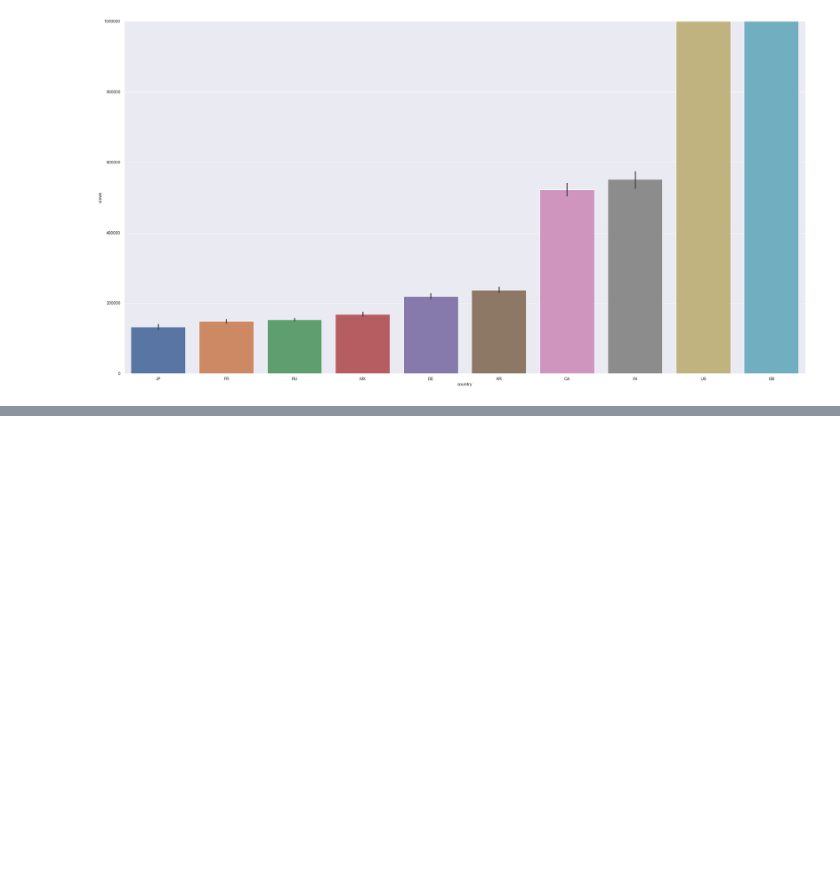
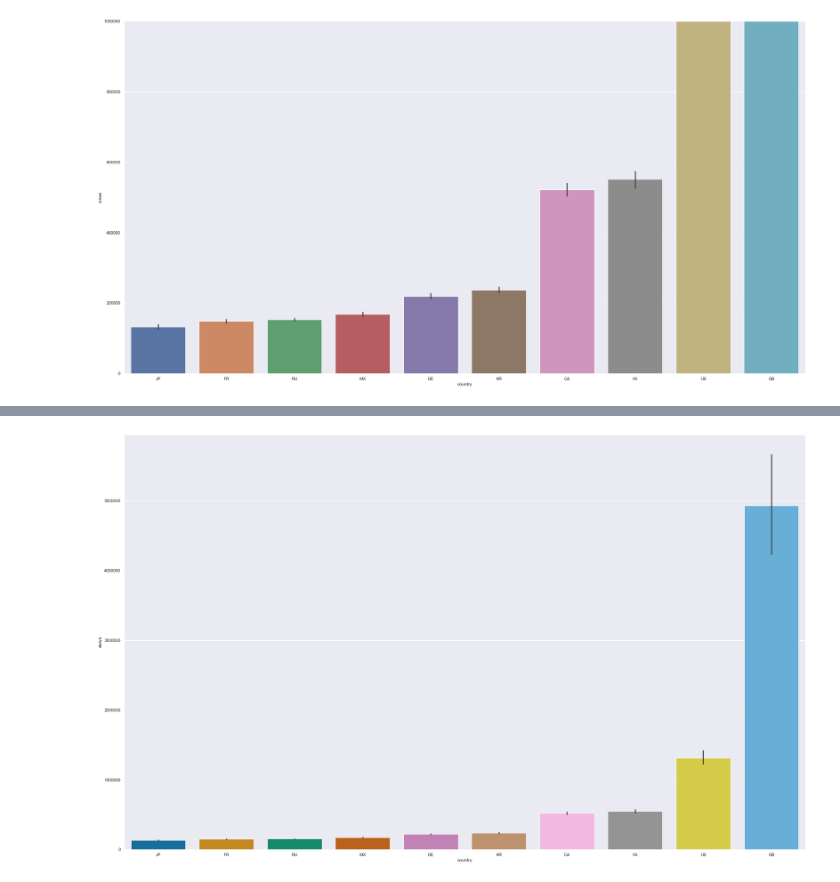
Before and after one commit to Carlene/youtube_trending, a Jupyter notebook: youtube_project.ipynb, the cells around one changed output, grey strips where cells are left out. Saved outputs shown, nothing was run; the diff lists cells and outputs as text; code cells hidden in the pictures; blank space fills up the shorter version.

```diff
--- a/youtube_project.ipynb
+++ b/youtube_project.ipynb
@@ -109,0 +135,5 @@ ax = sns.barplot(x="country", y="views", data=df, order=["JP","FR","RU","MX","DE
+# %%
+sns.set_palette("colorblind")
+ax = sns.barplot(x="country", y="views", data=df, order=["JP","FR","RU","MX","DE","KR","CA","IN","US","GB"])
+# %% [output]
+[figure, added]
```
Also changed, not shown: parts of 6 cells of this notebook.
